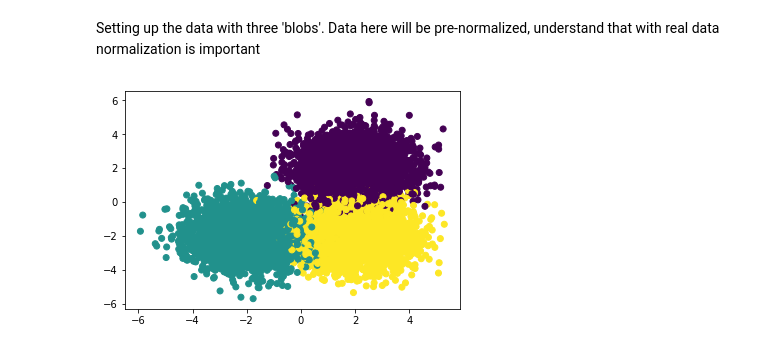
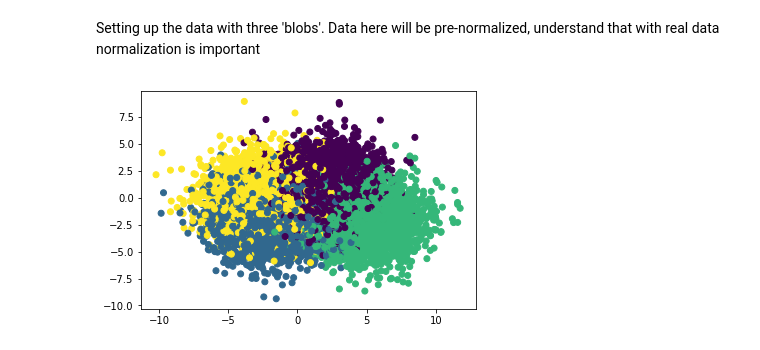
Before and after one commit to timothywallaby/thinkfulchallenge, a Jupyter notebook: MeanShiftOtherCluster.ipynb, the cells around one changed output. Drawn from its saved outputs; the diff is of its cells as text; code cells hidden in the pictures.

```diff
--- a/MeanShiftOtherCluster.ipynb
+++ b/MeanShiftOtherCluster.ipynb
@@ -14,15 +14,15 @@ from sklearn.datasets.samples_generator import make_blobs
 from sklearn.model_selection import train_test_split
 # %%
 # coordinate centers of blogs
-centers = [[2, 2], [-2, -2], [2, -2]]
+centers = [[2, 1], [-2, -2], [5, -2], [-2.5, 0]]
 
 # 10,000 rows of data with two features. Standard deviation of 1. 3 clusters.
-X, Y = make_blobs(n_samples=10000, centers=centers, cluster_std=1,
-                 n_features=2, random_state=42)
+X, Y = make_blobs(n_samples=10000, centers=centers, cluster_std=2,
+                 n_features=4, random_state=42)
 
 # make_blobs returns X as samples with n # of features, Y as your labels
 
 plt.scatter(X[:, 0], X[:, 1], c=Y)
 plt.show()
 # %% [output]
-[figure, old version]
+[figure, new version]
```
Also changed, not shown: parts of 11 cells of this notebook, 1 other file.
